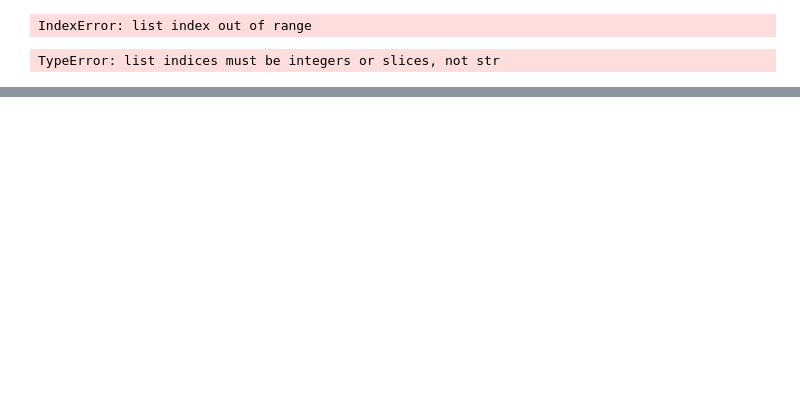
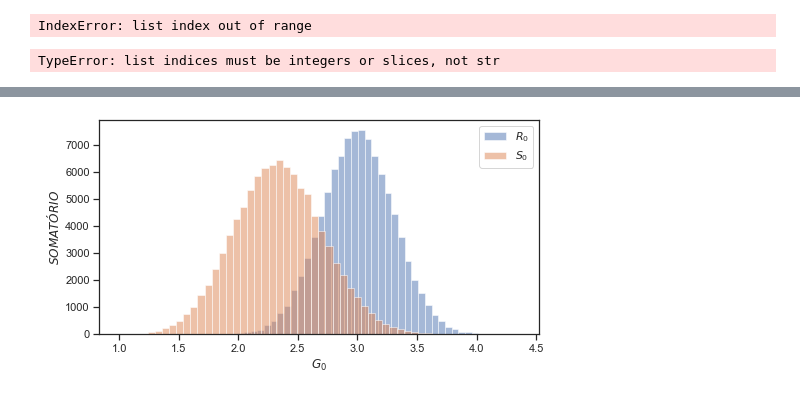
Before and after one commit to wmpjrufg/RASD-ALGORITMOS, a Jupyter notebook: RASD_DU_EXAMPLE_DESIGN.ipynb, the cells around one changed output, grey strips where cells are left out. Cells and saved outputs as stored; diff of their text form; code cells hidden in the pictures; blank space fills up the shorter version.

```diff
--- a/RASD_DU_EXAMPLE_DESIGN.ipynb
+++ b/RASD_DU_EXAMPLE_DESIGN.ipynb
@@ -150,25 +136,27 @@ plt.hist(RESULTS_TEST['TOTAL RESULTS']['S_0'], bins=50, label='b', alpha=0.5)
 # %%
 PLOT_SETUP = {'NAME': 'WANDER',
                     'EXTENSION': '.svg',
                     'DPI': 600,
                     'WIDTH': 0.20,
                     'HEIGHT': 0.10,
                     'X DATA': 'S_0',
                     'Y DATA': 'R_0',
                     'X AXIS SIZE': 20,
                     'Y AXIS SIZE': 20,
                     'AXISES COLOR': '#000000',
                     'X AXIS LABEL': '$G_0$',
-                    'Y AXIS LABEL': 'SOMATÓRIO',
+                    'Y AXIS LABEL': '$SOMATÓRIO$',
                     'LABELS SIZE': 16,
                     'LABELS COLOR': '#000000',
                     'C VALUE': 'G_0',
                     'TRANSPARENCY': 0.8,
                     'COLOR MAP': 'viridis',
                     'BINS': '50',
                     'ALPHA': '0.5'}
 
 # RESULTS
 DATASET = WANDER
 # CALL PLOT
 RASD_PLOT_4(DATASET, PLOT_SETUP)
+# %% [output]
+[figure, added]
```
Also changed, not shown: parts of 5 cells of this notebook, 18 other files.
